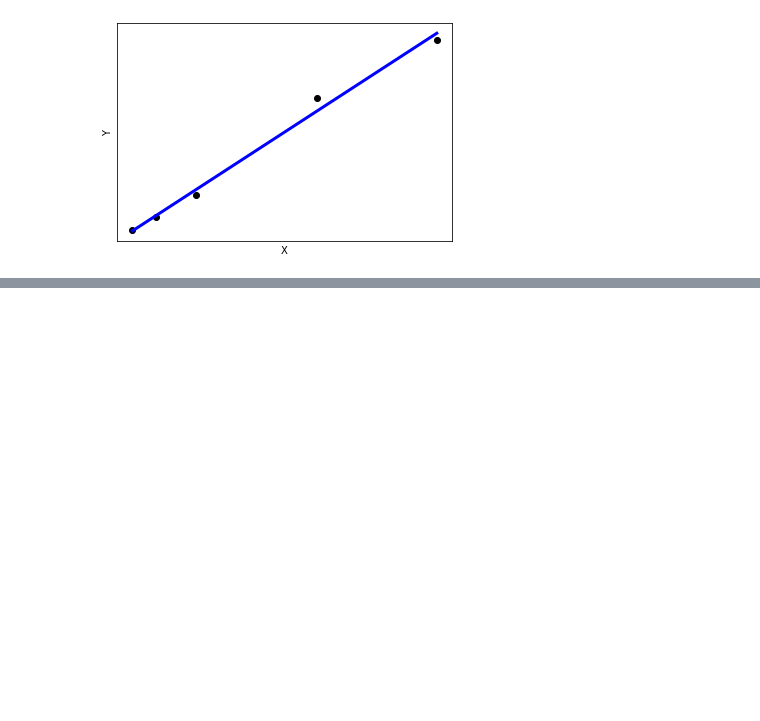
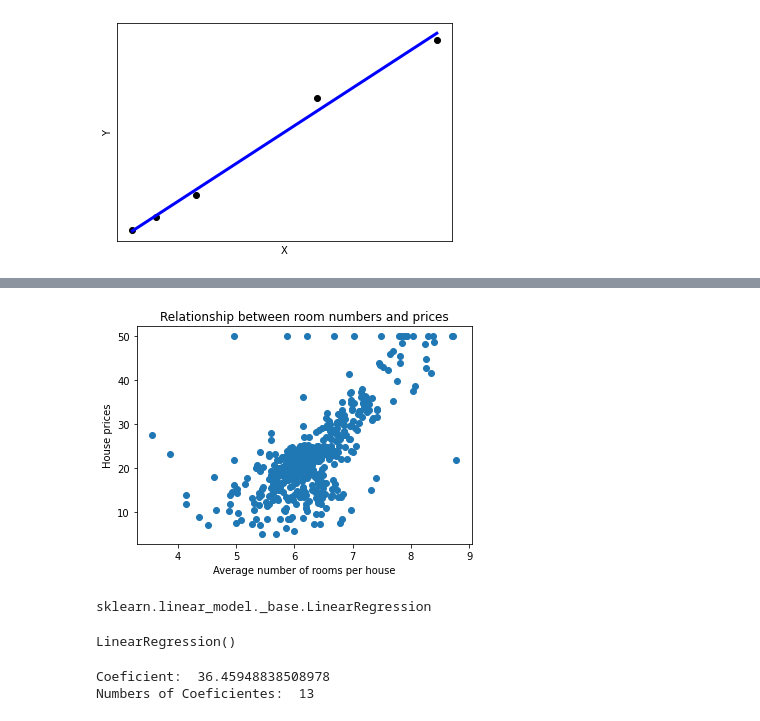
Before and after one commit to DiasMelissa/PythonProfound, a Jupyter notebook: Script19.ipynb, the cells around one changed output, grey strips where cells are left out. Cells and saved outputs as stored; diff of their text form; code cells hidden in the pictures; blank space fills up the shorter version.

```diff
--- a/Script19.ipynb
+++ b/Script19.ipynb
@@ -96,0 +157,3 @@ plt.show()
+# %%
+df = pd.DataFrame(boston.data)
+df.head()
@@ -96,0 +167,3 @@ plt.show()
+# %%
+df.columns = boston.feature_names
+df.head()
@@ -96,0 +197,3 @@ plt.show()
+# %%
+df['PRICE'] = boston.target
+df.head()
@@ -96,0 +211,10 @@ plt.show()
+# %%
+y = df.PRICE
+# %%
+plt.scatter(df.RM, y)
+plt.xlabel("Average number of rooms per house")
+plt.ylabel("House prices")
+plt.title("Relationship between room numbers and prices")
+plt.show()
+# %% [output]
+[figure, added]
@@ -96,0 +223,14 @@ plt.show()
+# %%
+type(regr)
+# %% [output]
+sklearn.linear_model._base.LinearRegression
+# %%
+regr.fit(X, y)
+# %% [output]
+LinearRegression()
+# %%
+print("Coeficient: ", regr.intercept_)
+print("Numbers of Coeficientes: ", len(regr.coef_))
+# %% [output]
+Coeficient:  36.45948838508978
+Numbers of Coeficientes:  13
```
Also changed, not shown: parts of 25 cells of this notebook.
